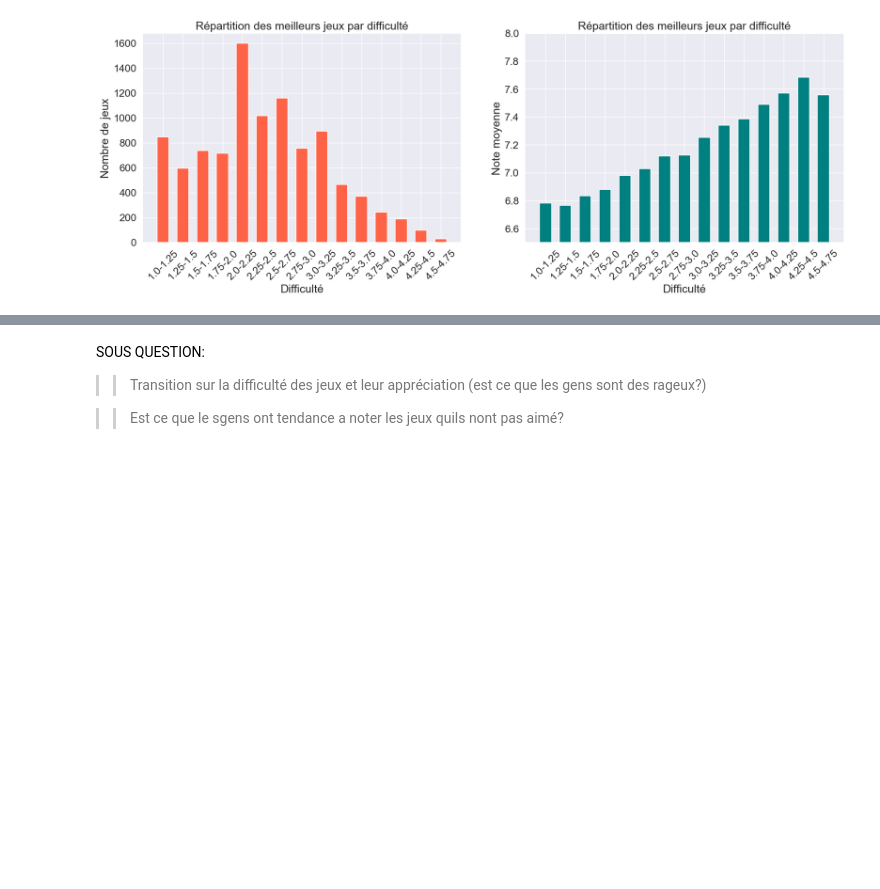
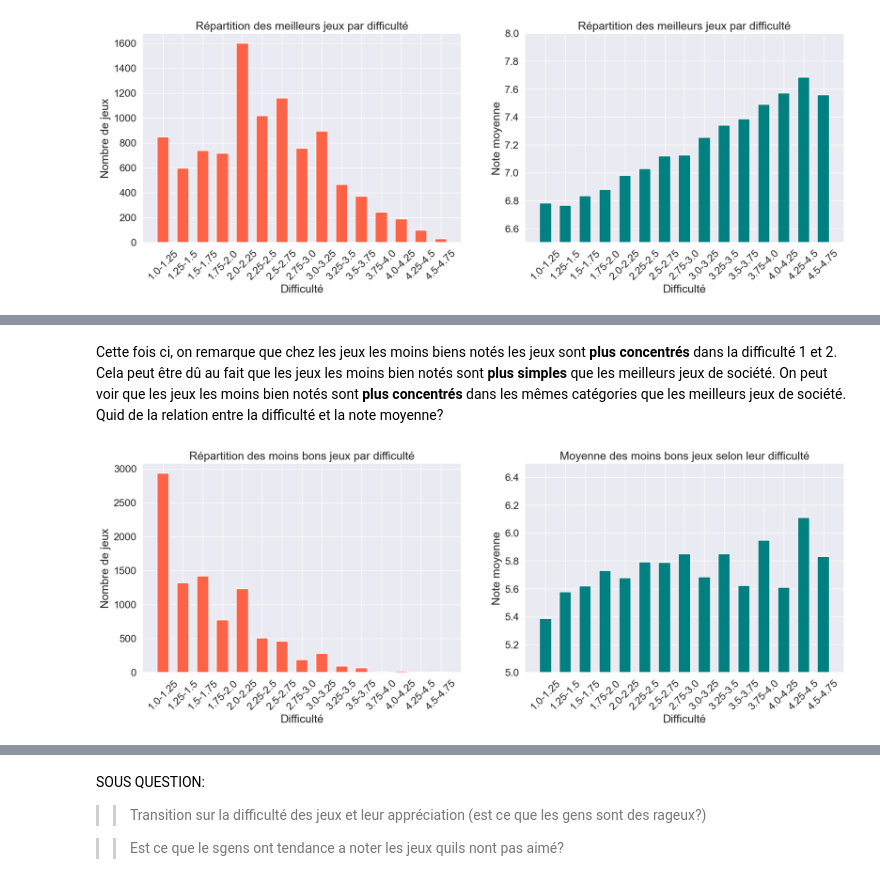
Before and after one commit to LOISGALLAUD/issd, a Jupyter notebook: PROJET/LGALLAUD.ipynb, the cells around one changed output, grey strips where cells are left out. Saved outputs shown, nothing was run; the diff lists cells and outputs as text; code cells hidden in the pictures; blank space fills up the shorter version.

```diff
--- a/PROJET/LGALLAUD.ipynb
+++ b/PROJET/LGALLAUD.ipynb
@@ -554,0 +685,36 @@ bad_years = pd.DataFrame(bad_games['yearpublished'])
+# %% [markdown]
+Cette fois ci, on remarque que chez les jeux les moins biens notés les jeux sont **plus concentrés** dans la difficulté 1 et 2. Cela peut être dû au fait que les jeux les moins bien notés sont **plus simples** que les meilleurs jeux de société. On peut voir que les jeux les moins bien notés sont **plus concentrés** dans les mêmes catégories que les meilleurs jeux de société. Quid de la relation entre la difficulté et la note moyenne?
+# %%
+intervals = [[i, i+0.25] for i in np.arange(1, 4.75, 0.25)]
+
+# Calcul du nombre de jeux par intervalle
+bad_amounts = []
+bad_average_ratings = []
+for interval in intervals:
+    i, j = interval
+    games_in_interval = bad_difficulty[(bad_difficulty['avgweight'] >= i) & (bad_difficulty['avgweight'] < j)]
+    bad_amounts.append(len(games_in_interval))
+    bad_average_ratings.append(games_in_interval['average'].mean())
+
+labels = [f"{i}-{i+0.25}" for i in np.arange(1, 4.75, 0.25)]
+
+plt.figure(figsize=(20,6))
+plt.subplot(1, 2, 1)
+plt.title("Répartition des moins bons jeux par difficulté")
+plt.xlabel("Difficulté")
+plt.xticks(rotation=45)
+plt.ylabel("Nombre de jeux")
+
+plt.bar(labels, bad_amounts, linewidth=1.2, width=0.6, color='tomato')
+
+plt.subplot(1, 2, 2)
+plt.bar(labels, bad_average_ratings, linewidth=1.2, width=0.6, color='teal')
+plt.title("Moyenne des moins bons jeux selon leur difficulté")
+plt.xlabel("Difficulté")
+plt.xticks(rotation=45)
+plt.ylabel("Note moyenne")
+plt.ylim(5, 6.5)
+
+plt.show()
+# %% [output]
+[figure, added]
```
Also changed, not shown: parts of 30 cells of this notebook, 2 other files.
